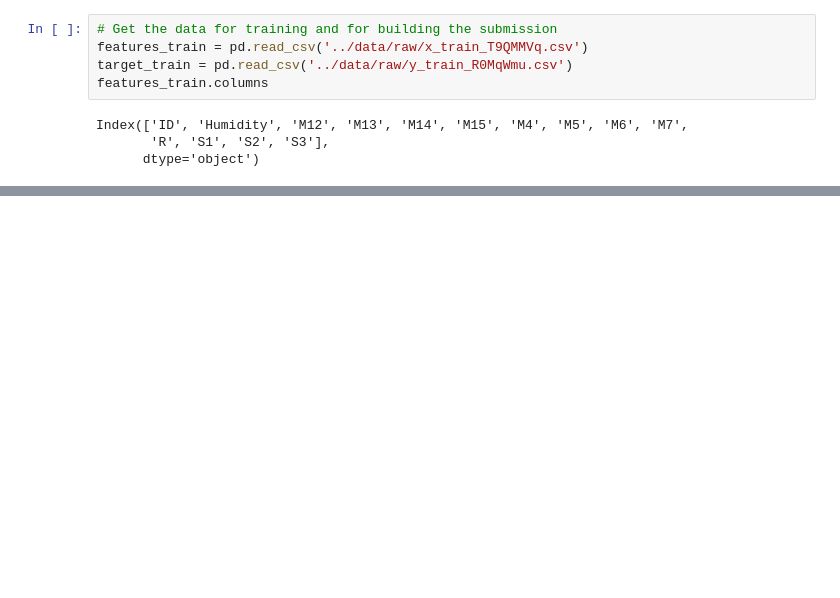
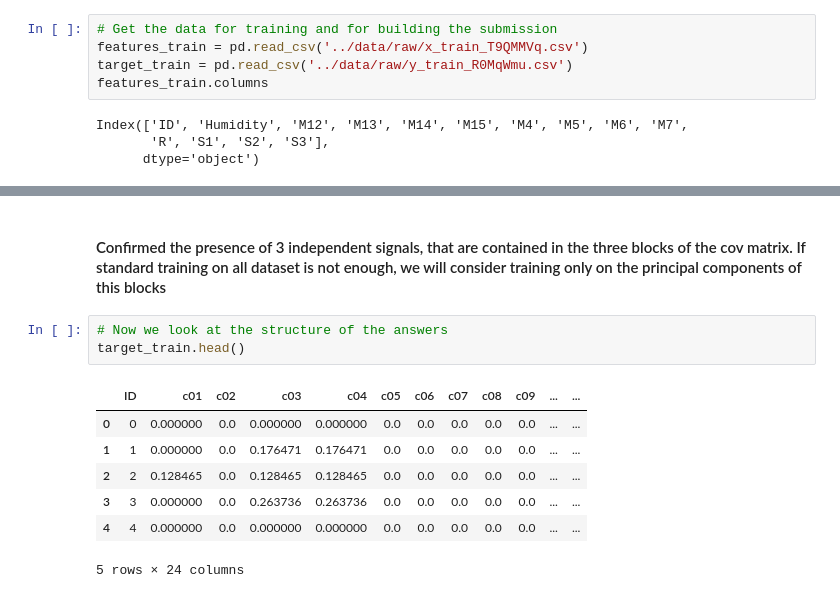
Before and after one commit to fuentediezjaime/gas_detection_challenge, a Jupyter notebook: notebooks/data_exploration.ipynb, the cells around one changed output, grey strips where cells are left out. Drawn from its saved outputs; the diff is of its cells as text; blank space fills up the shorter version.

```diff
--- a/notebooks/data_exploration.ipynb
+++ b/notebooks/data_exploration.ipynb
@@ -20,0 +77,13 @@ sns.heatmap(df,cmap='coolwarm')
+# %% [markdown]
+#### Confirmed the presence of 3 independent signals, that are contained in the three blocks of the cov matrix. If standard training on all dataset is not enough, we will consider training only on the principal components of this blocks
+# %%
+# Now we look at the structure of the answers
+target_train.head()
+# %% [output]
+|  | ID | c01 | c02 | c03 | c04 | c05 | c06 | c07 | c08 | c09 | ... | ... |
+| 0 | 0 | 0.000000 | 0.0 | 0.000000 | 0.000000 | 0.0 | 0.0 | 0.0 | 0.0 | 0.0 | ... | ... |
+| 1 | 1 | 0.000000 | 0.0 | 0.176471 | 0.176471 | 0.0 | 0.0 | 0.0 | 0.0 | 0.0 | ... | ... |
+| 2 | 2 | 0.128465 | 0.0 | 0.128465 | 0.128465 | 0.0 | 0.0 | 0.0 | 0.0 | 0.0 | ... | ... |
+| 3 | 3 | 0.000000 | 0.0 | 0.263736 | 0.263736 | 0.0 | 0.0 | 0.0 | 0.0 | 0.0 | ... | ... |
+| 4 | 4 | 0.000000 | 0.0 | 0.000000 | 0.000000 | 0.0 | 0.0 | 0.0 | 0.0 | 0.0 | ... | ... |
+5 rows × 24 columns
```
Also changed, not shown: parts of 8 cells of this notebook, 3 other files.
